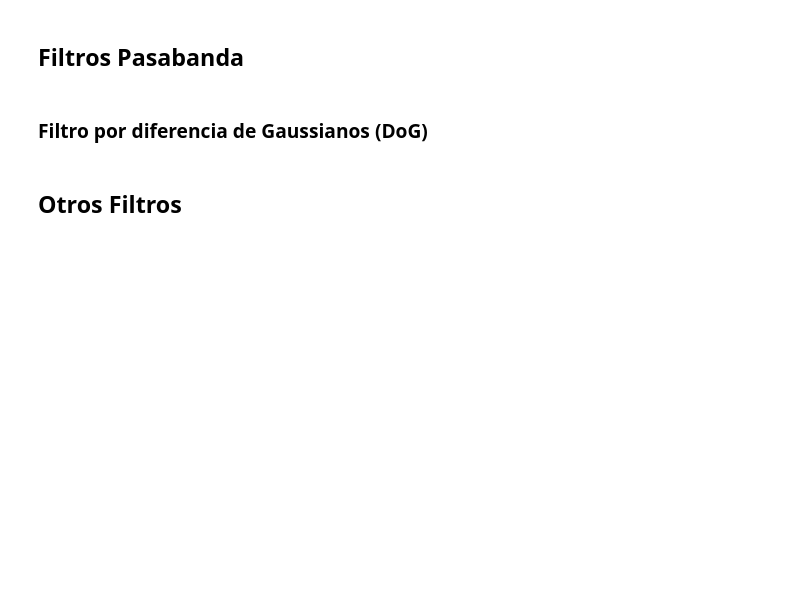
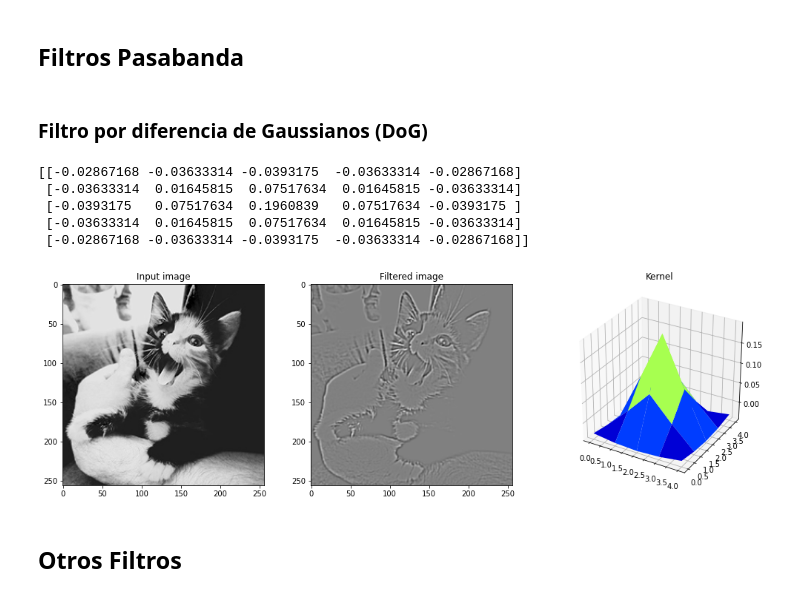
Before and after one commit to FaragoFa/PDI, a Jupyter notebook: Practica_5.ipynb, the cells around one changed output. Saved outputs shown, nothing was run; the diff lists cells and outputs as text; code cells hidden in the pictures; blank space fills up the shorter version.

```diff
--- a/Practica_5.ipynb
+++ b/Practica_5.ipynb
@@ -257,20 +277,27 @@ plot_images_and_kernel(img, img_filt, kernel)
 # %%
 kernel_g3 = np.array([[0,0,0,0,0],
                      [0,16,32,16,0],
                      [0,32,64,32,0],
                      [0,16,32,16,0],
-                     [0,0,0,0,0])
+                     [0,0,0,0,0]])
 
 kernel_g3 = kernel_g3/kernel_g3.sum()
 
 kernel_g5 = gaussian(5)
 
 kernel = kernel_g3 - kernel_g5
 
 print(kernel)
 
 img_filt = convolve2d(img, kernel, mode='same',boundary='symm')
 plot_images_and_kernel(img, img_filt, kernel)
+# %% [output]
+[[-0.02867168 -0.03633314 -0.0393175  -0.03633314 -0.02867168]
+ [-0.03633314  0.01645815  0.07517634  0.01645815 -0.03633314]
+ [-0.0393175   0.07517634  0.1960839   0.07517634 -0.0393175 ]
+ [-0.03633314  0.01645815  0.07517634  0.01645815 -0.03633314]
+ [-0.02867168 -0.03633314 -0.0393175  -0.03633314 -0.02867168]]
+[figure, added]
 # %% [markdown]
 ## Otros Filtros
 # %% [markdown]
```
Also changed, not shown: parts of 11 cells of this notebook.
